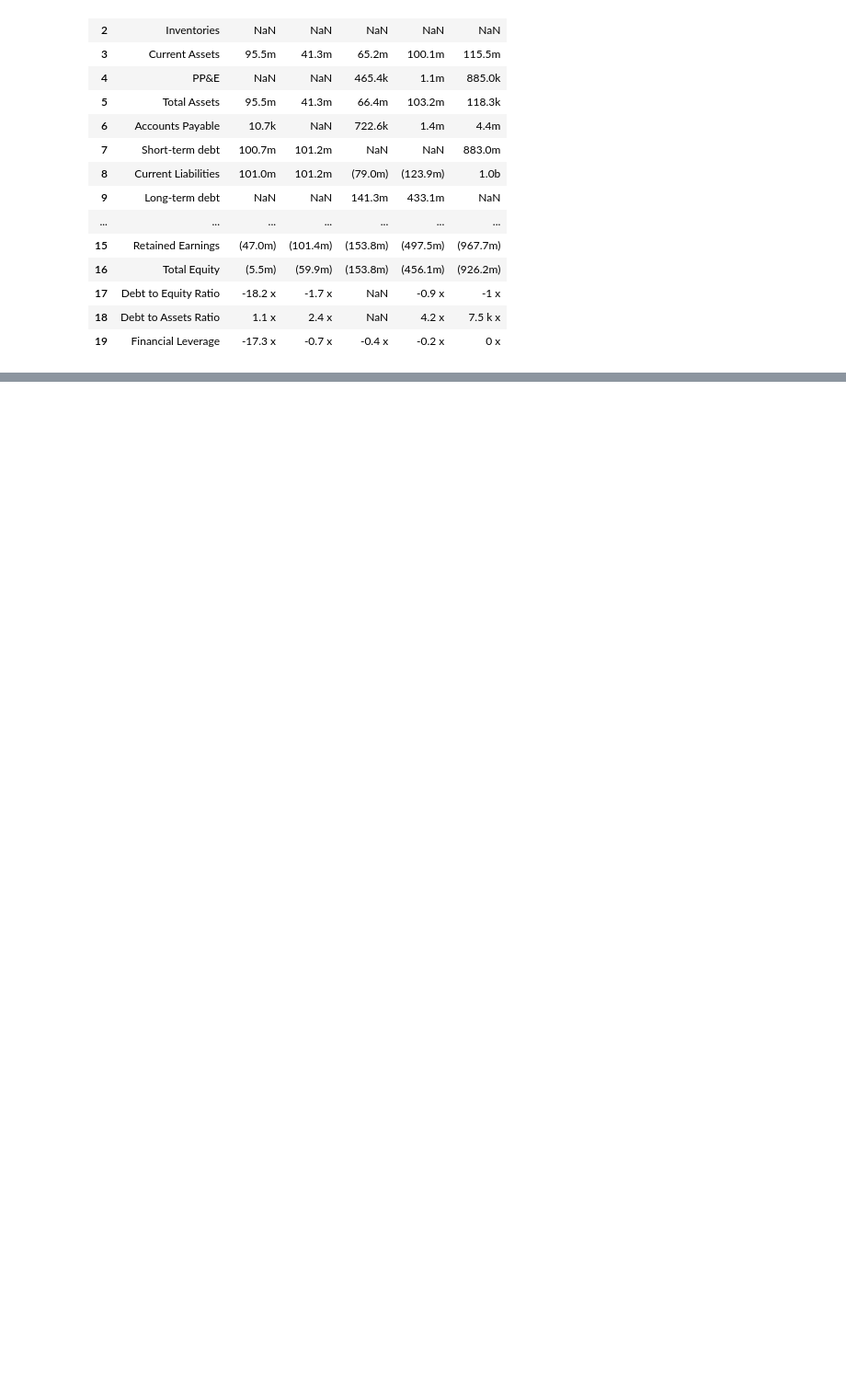
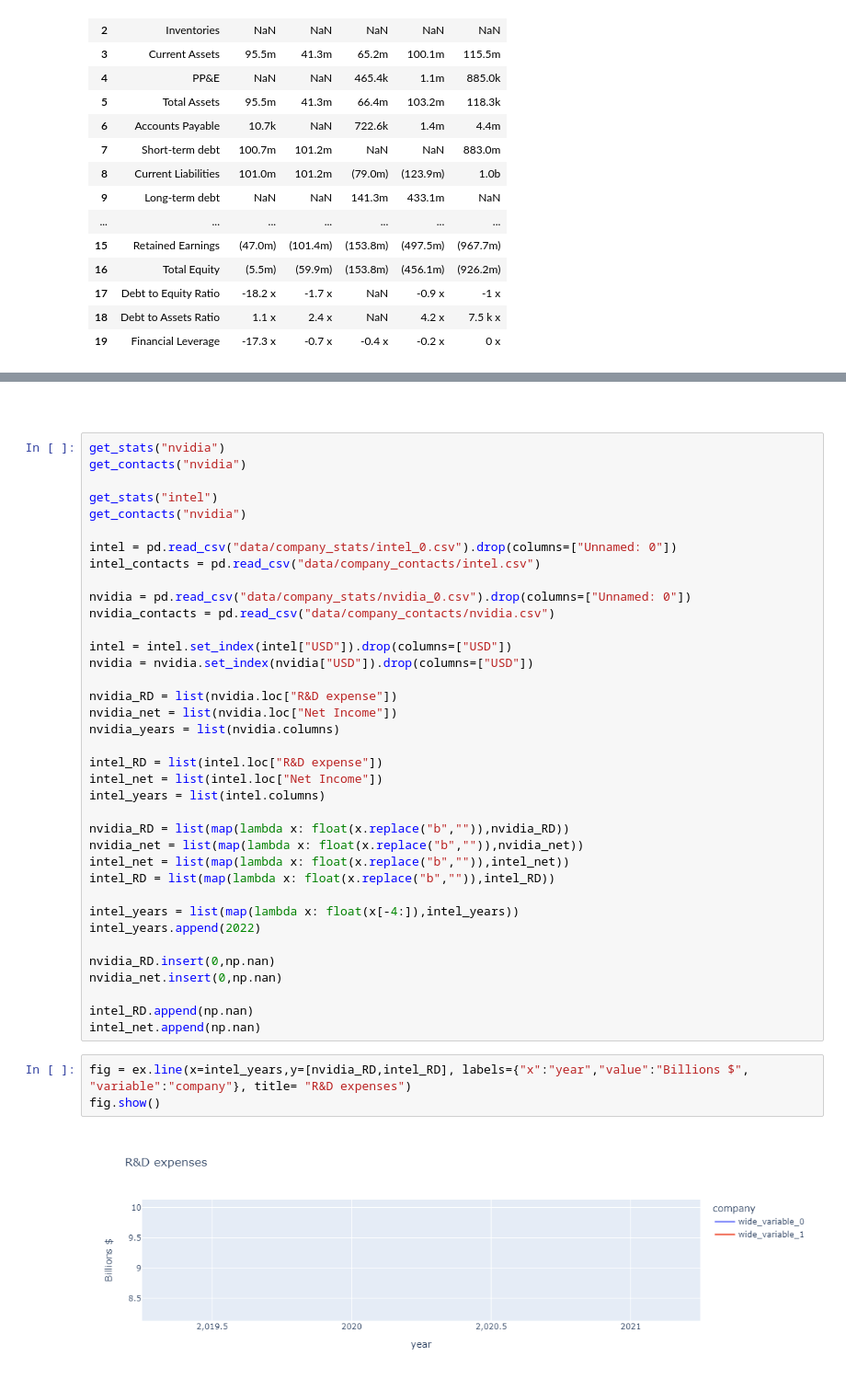
Before and after one commit to 1hachem/ScrapCo, a Jupyter notebook: presenation.ipynb, the cells around one changed output, grey strips where cells are left out. Shown at 92% size. Cells and saved outputs as stored; diff of their text form; blank space fills up the shorter version.

```diff
--- a/presenation.ipynb
+++ b/presenation.ipynb
@@ -179,0 +134,44 @@ pd.read_csv("data/company_contacts/deepmind.csv")
+# %% [markdown]
+###
+# %%
+get_stats("nvidia")
+get_contacts("nvidia")
+
+get_stats("intel")
+get_contacts("nvidia")
+
+intel = pd.read_csv("data/company_stats/intel_0.csv").drop(columns=["Unnamed: 0"])
+intel_contacts = pd.read_csv("data/company_contacts/intel.csv")
+
+nvidia = pd.read_csv("data/company_stats/nvidia_0.csv").drop(columns=["Unnamed: 0"])
+nvidia_contacts = pd.read_csv("data/company_contacts/nvidia.csv")
+
+intel = intel.set_index(intel["USD"]).drop(columns=["USD"])
+nvidia = nvidia.set_index(nvidia["USD"]).drop(columns=["USD"])
+
+nvidia_RD = list(nvidia.loc["R&D expense"])
+nvidia_net = list(nvidia.loc["Net Income"])
+nvidia_years = list(nvidia.columns)
+
+intel_RD = list(intel.loc["R&D expense"])
+intel_net = list(intel.loc["Net Income"])
+intel_years = list(intel.columns)
+
+nvidia_RD = list(map(lambda x: float(x.replace("b","")),nvidia_RD))
+nvidia_net = list(map(lambda x: float(x.replace("b","")),nvidia_net))
+intel_net = list(map(lambda x: float(x.replace("b","")),intel_net))
+intel_RD = list(map(lambda x: float(x.replace("b","")),intel_RD))
+
+intel_years = list(map(lambda x: float(x[-4:]),intel_years))
+intel_years.append(2022)
+
+nvidia_RD.insert(0,np.nan)
+nvidia_net.insert(0,np.nan)
+
+intel_RD.append(np.nan)
+intel_net.append(np.nan)
+# %%
+fig = ex.line(x=intel_years,y=[nvidia_RD,intel_RD], labels={"x":"year","value":"Billions $", "variable":"company"}, title= "R&D expenses")
+fig.show()
+# %% [output]
+[figure, added]
```
Also changed, not shown: parts of 17 cells of this notebook, 29 other files.
